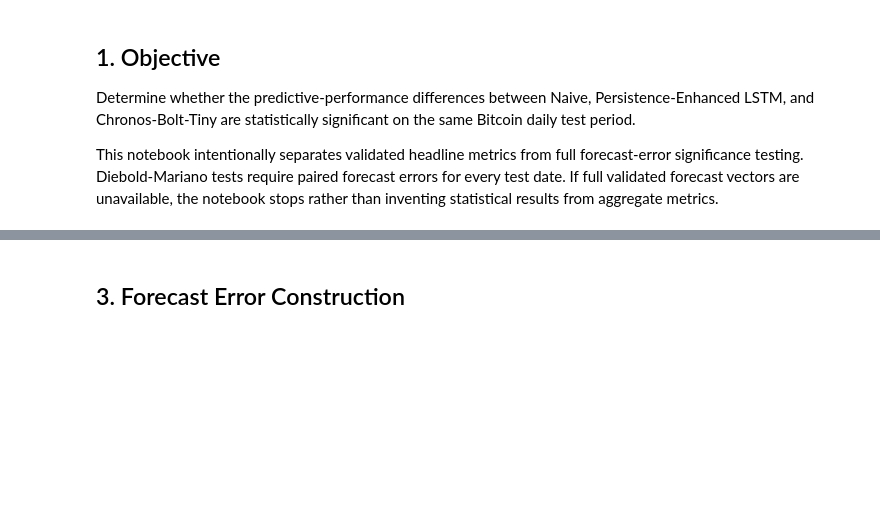
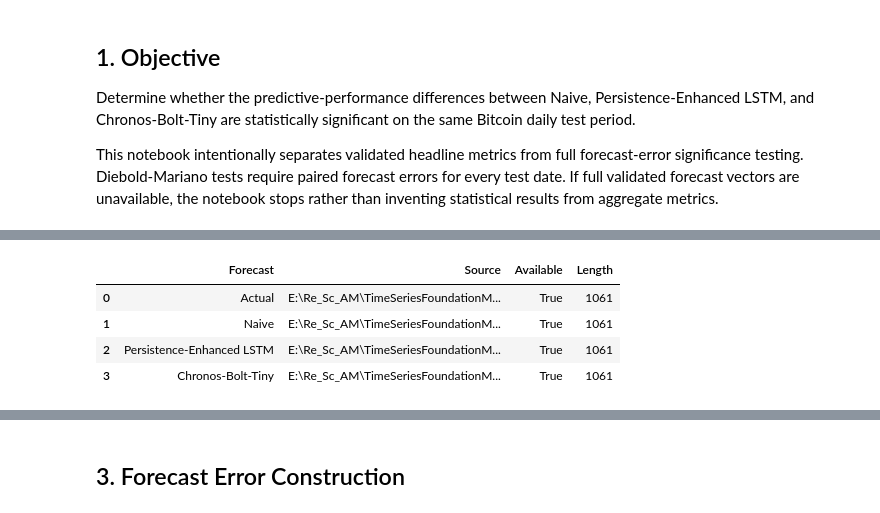
Before and after one commit to mdsoadsolaiman/TimeSeriesFoundationModels, a Jupyter notebook: notebooks/09_Statistical_Significance_Test.ipynb, the cells around one changed output, grey strips where cells are left out. Cells and saved outputs as stored; diff of their text form; code cells hidden in the pictures; blank space fills up the shorter version.

```diff
--- a/notebooks/09_Statistical_Significance_Test.ipynb
+++ b/notebooks/09_Statistical_Significance_Test.ipynb
@@ -149,0 +77,42 @@ if forecast_results[["persistence_enhanced_lstm", "chronos_bolt_tiny_forecast"]]
+# %%
+forecast_file = PROJECT_ROOT / "results" / "validated_forecasts.csv"
+if not forecast_file.exists():
+    raise FileNotFoundError(f"Missing validated forecast artifact: {forecast_file}")
+
+forecast_results = pd.read_csv(forecast_file, parse_dates=["Timestamp"]).set_index("Timestamp")
+if forecast_results.index.tz is None:
+    forecast_results.index = forecast_results.index.tz_localize("UTC")
+forecast_results = forecast_results.sort_index()
+
+required_columns = ["Actual", "Naive", "Persistence_Enhanced_LSTM", "Chronos_Bolt_Tiny"]
+missing_columns = [column for column in required_columns if column not in forecast_results.columns]
+if missing_columns:
+    raise ValueError(f"Missing required forecast columns: {missing_columns}")
+
+assert forecast_results.shape == (1061, 4)
+assert forecast_results.index.is_unique
+assert forecast_results.index.is_monotonic_increasing
+assert forecast_results.index.equals(test.index)
+assert not forecast_results[required_columns].isna().any().any()
+assert np.isfinite(forecast_results[required_columns].to_numpy(dtype=float)).all()
+
+y_test = forecast_results["Actual"].rename("Actual")
+naive_forecast = forecast_results["Naive"].rename("Naive")
+persistence_enhanced_lstm = forecast_results["Persistence_Enhanced_LSTM"].rename("Persistence-Enhanced LSTM")
+chronos_bolt_tiny_forecast = forecast_results["Chronos_Bolt_Tiny"].rename("Chronos-Bolt-Tiny")
+
+forecast_source_status = pd.DataFrame(
+    [
+        {"Forecast": "Actual", "Source": str(forecast_file), "Available": True, "Length": len(y_test)},
+        {"Forecast": "Naive", "Source": str(forecast_file), "Available": True, "Length": len(naive_forecast)},
+        {"Forecast": "Persistence-Enhanced LSTM", "Source": str(forecast_file), "Available": True, "Length": len(persistence_enhanced_lstm)},
+        {"Forecast": "Chronos-Bolt-Tiny", "Source": str(forecast_file), "Available": True, "Length": len(chronos_bolt_tiny_forecast)},
+    ]
+)
+forecast_source_status
+# %% [output]
+|  | Forecast | Source | Available | Length |
+| 0 | Actual | E:\Re_Sc_AM\TimeSeriesFoundationM... | True | 1061 |
+| 1 | Naive | E:\Re_Sc_AM\TimeSeriesFoundationM... | True | 1061 |
+| 2 | Persistence-Enhanced LSTM | E:\Re_Sc_AM\TimeSeriesFoundationM... | True | 1061 |
+| 3 | Chronos-Bolt-Tiny | E:\Re_Sc_AM\TimeSeriesFoundationM... | True | 1061 |
```
Also changed, not shown: parts of 15 cells of this notebook, 7 other files.
